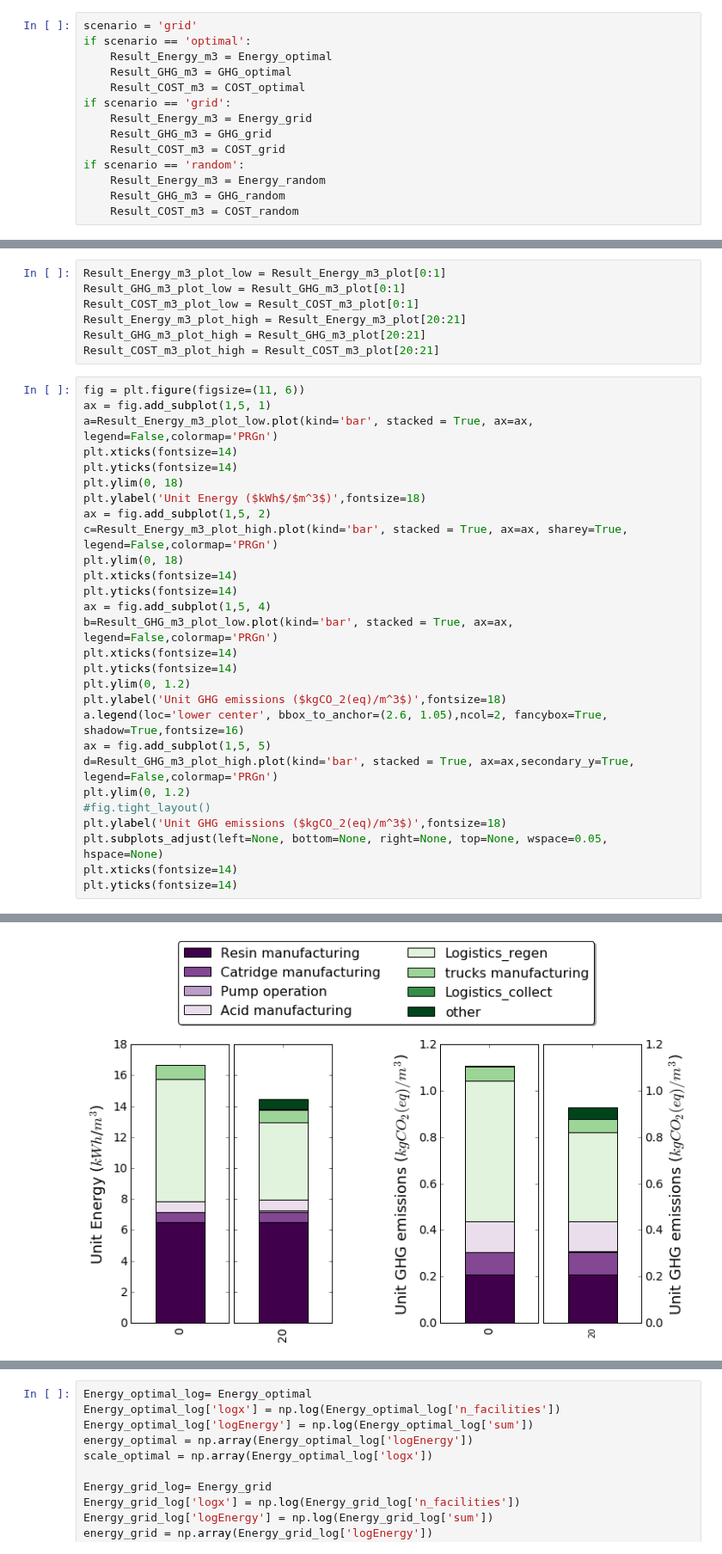
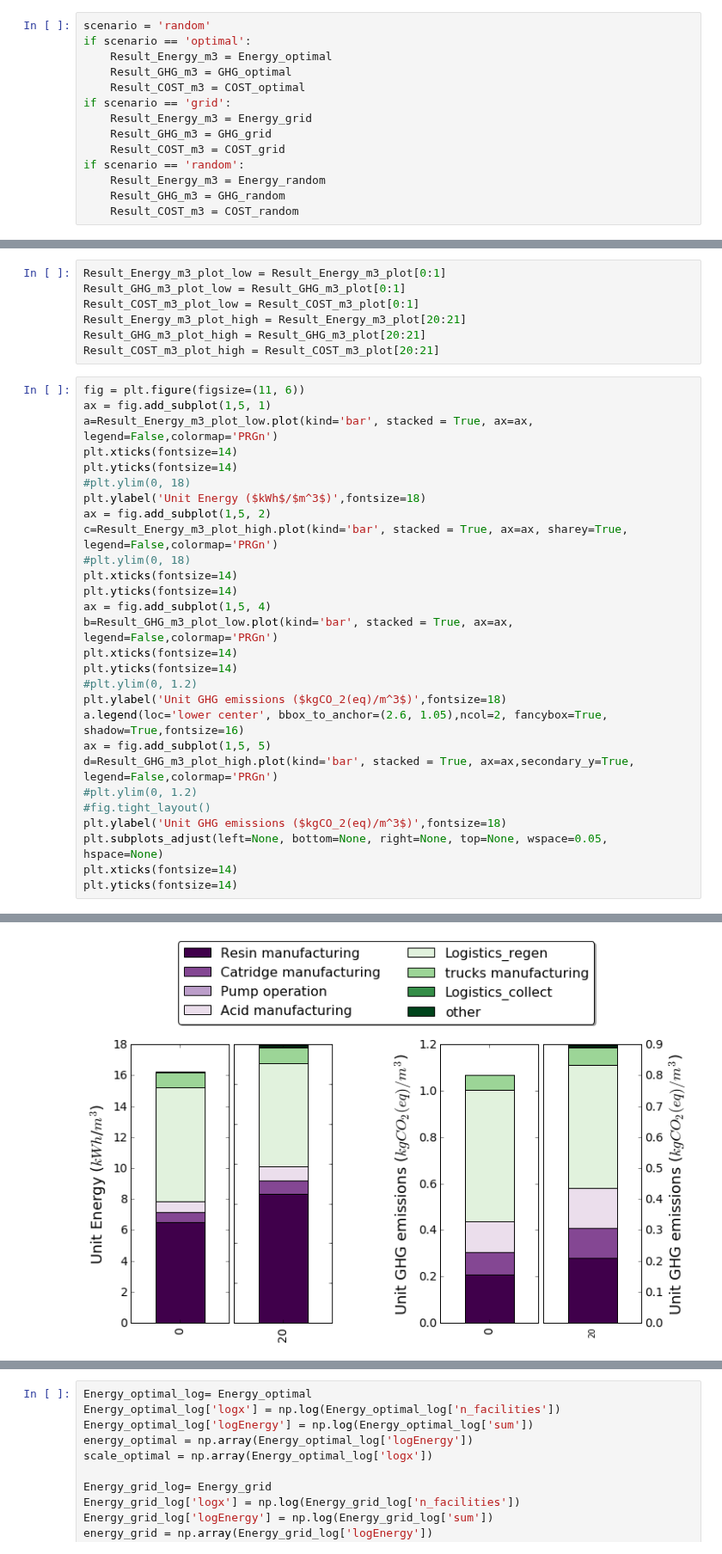
Before and after one commit to okavvada/Urine-Project, a Jupyter notebook: Plot_LCA_model.ipynb, the cells around one changed output, grey strips where cells are left out. Shown at 86% size. Drawn from its saved outputs; the diff is of its cells as text.

```diff
--- a/Plot_LCA_model.ipynb
+++ b/Plot_LCA_model.ipynb
@@ -21,7 +21,7 @@ COST_optimal = pd.read_csv('../results/COST_m3_optimal.csv')
 COST_grid = pd.read_csv('../results/COST_m3_grid.csv')
 COST_random = pd.read_csv('../results/COST_m3_random.csv')
 # %%
-scenario = 'grid'
+scenario = 'random'
 if scenario == 'optimal':
     Result_Energy_m3 = Energy_optimal
     Result_GHG_m3 = GHG_optimal
@@ -110,23 +110,23 @@ ax = fig.add_subplot(1,5, 1)
 a=Result_Energy_m3_plot_low.plot(kind='bar', stacked = True, ax=ax, legend=False,colormap='PRGn')
 plt.xticks(fontsize=14)
 plt.yticks(fontsize=14)
-plt.ylim(0, 18)
+#plt.ylim(0, 18)
 plt.ylabel('Unit Energy ($kWh$/$m^3$)',fontsize=18)
 ax = fig.add_subplot(1,5, 2)
 c=Result_Energy_m3_plot_high.plot(kind='bar', stacked = True, ax=ax, sharey=True, legend=False,colormap='PRGn')
-plt.ylim(0, 18)
+#plt.ylim(0, 18)
 plt.xticks(fontsize=14)
 plt.yticks(fontsize=14)
 ax = fig.add_subplot(1,5, 4)
 b=Result_GHG_m3_plot_low.plot(kind='bar', stacked = True, ax=ax, legend=False,colormap='PRGn')
 plt.xticks(fontsize=14)
 plt.yticks(fontsize=14)
-plt.ylim(0, 1.2)
+#plt.ylim(0, 1.2)
 plt.ylabel('Unit GHG emissions ($kgCO_2(eq)/m^3$)',fontsize=18)
 a.legend(loc='lower center', bbox_to_anchor=(2.6, 1.05),ncol=2, fancybox=True, shadow=True,fontsize=16)
 ax = fig.add_subplot(1,5, 5)
 d=Result_GHG_m3_plot_high.plot(kind='bar', stacked = True, ax=ax,secondary_y=True, legend=False,colormap='PRGn')
-plt.ylim(0, 1.2)
+#plt.ylim(0, 1.2)
 #fig.tight_layout()
 plt.ylabel('Unit GHG emissions ($kgCO_2(eq)/m^3$)',fontsize=18)
 plt.subplots_adjust(left=None, bottom=None, right=None, top=None, wspace=0.05, hspace=None)
@@ -138,4 +138,4 @@ plt.yticks(fontsize=14)
-[figure, old version]
+[figure, new version]
 # %%
 fig = plt.figure(figsize=(8, 6))
 ax = fig.add_subplot(1,3, 1)
```
Also changed, not shown: parts of 10 cells of this notebook, 4 other files.
